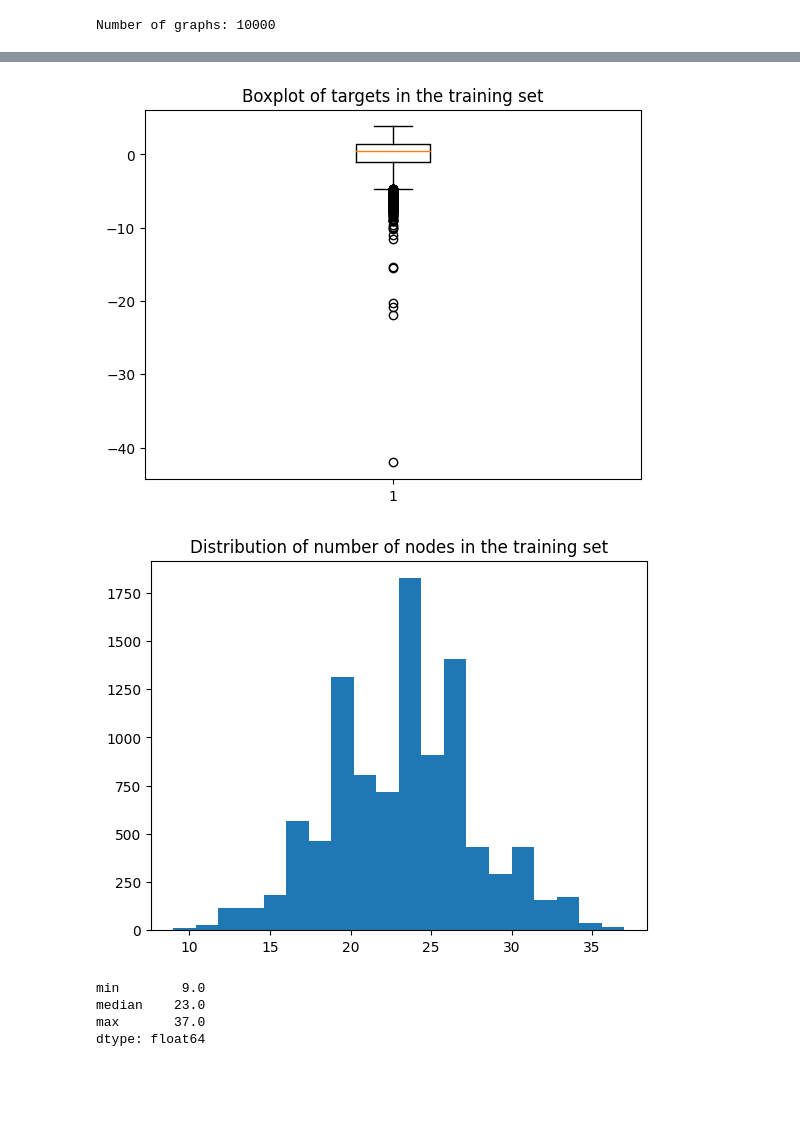
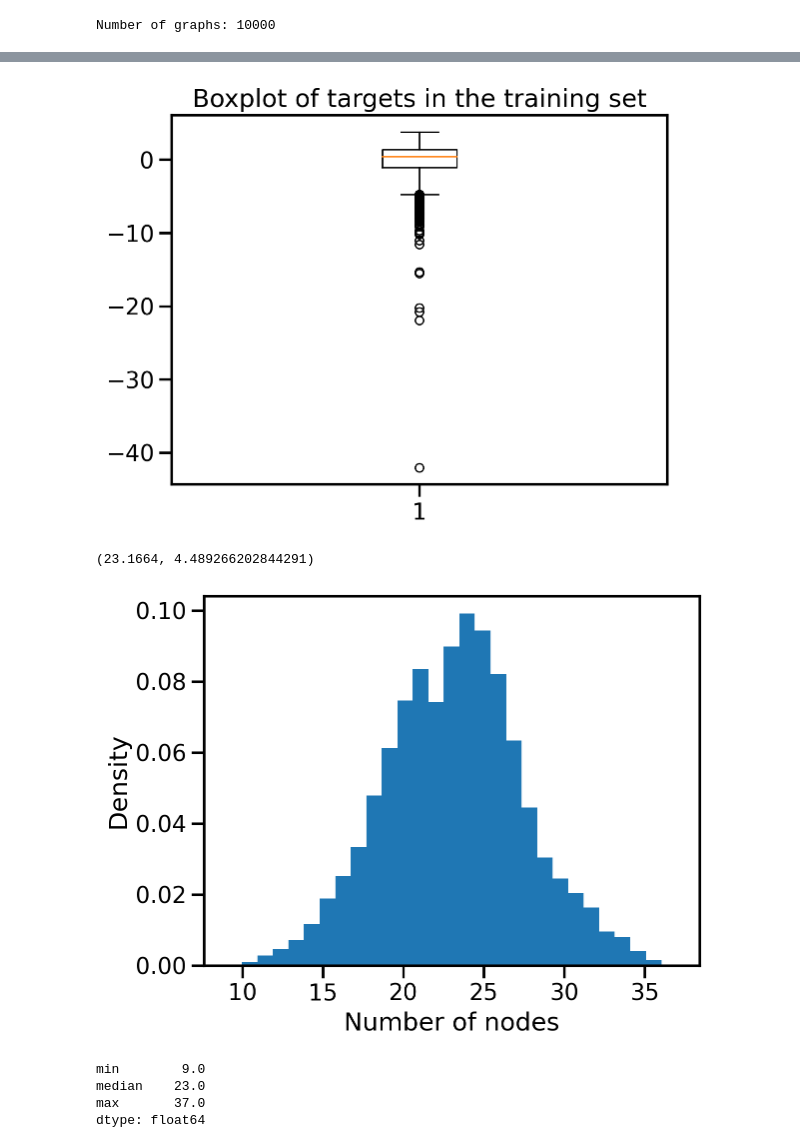
Before and after one commit to diegotg2000/TER_GNN, a Jupyter notebook: zinc_dataset.ipynb, the cells around one changed output, grey strips where cells are left out. Cells and saved outputs as stored; diff of their text form; code cells hidden in the pictures; blank space fills up the shorter version.

```diff
--- a/zinc_dataset.ipynb
+++ b/zinc_dataset.ipynb
@@ -23,2 +25,4 @@ Number of graphs: 10000
+# %%
+sns.set_context('talk')
 # %%
 def plot_graph(graph):
@@ -42,14 +51,19 @@ plt.title('Distribution of targets in the training set');
 plt.boxplot(targets);
 plt.title('Boxplot of targets in the training set');
 # %% [output]
-[figure, old version]
+[figure, new version]
 # %%
 nodes = np.array([graph.x.shape[0] for graph in train_ds])
+# %%
+nodes.mean(), nodes.std()
+# %% [output]
+(23.1664, 4.489266202844291)
 # %%
-plt.hist(nodes, bins=20);
-plt.title('Distribution of number of nodes in the training set');
+plt.hist(nodes, bins=29, density=True);
+plt.ylabel('Density');
+plt.xlabel('Number of nodes');
 # %% [output]
-[figure, old version]
+[figure, new version]
 # %%
 pd.Series(nodes).agg(['min', 'median', 'max'])
 # %% [output]
```
Also changed, not shown: parts of 12 cells of this notebook, 1 other file.
